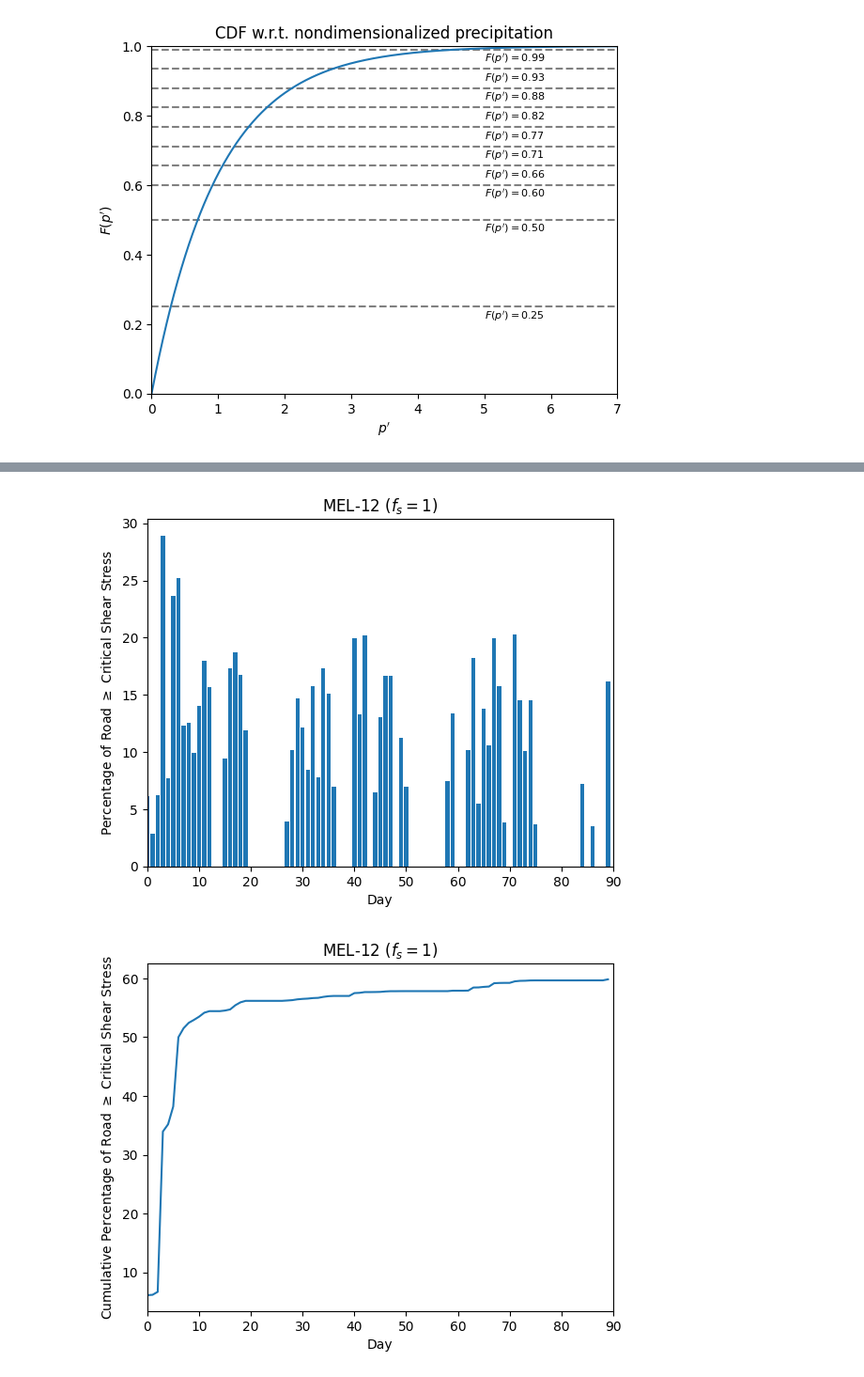
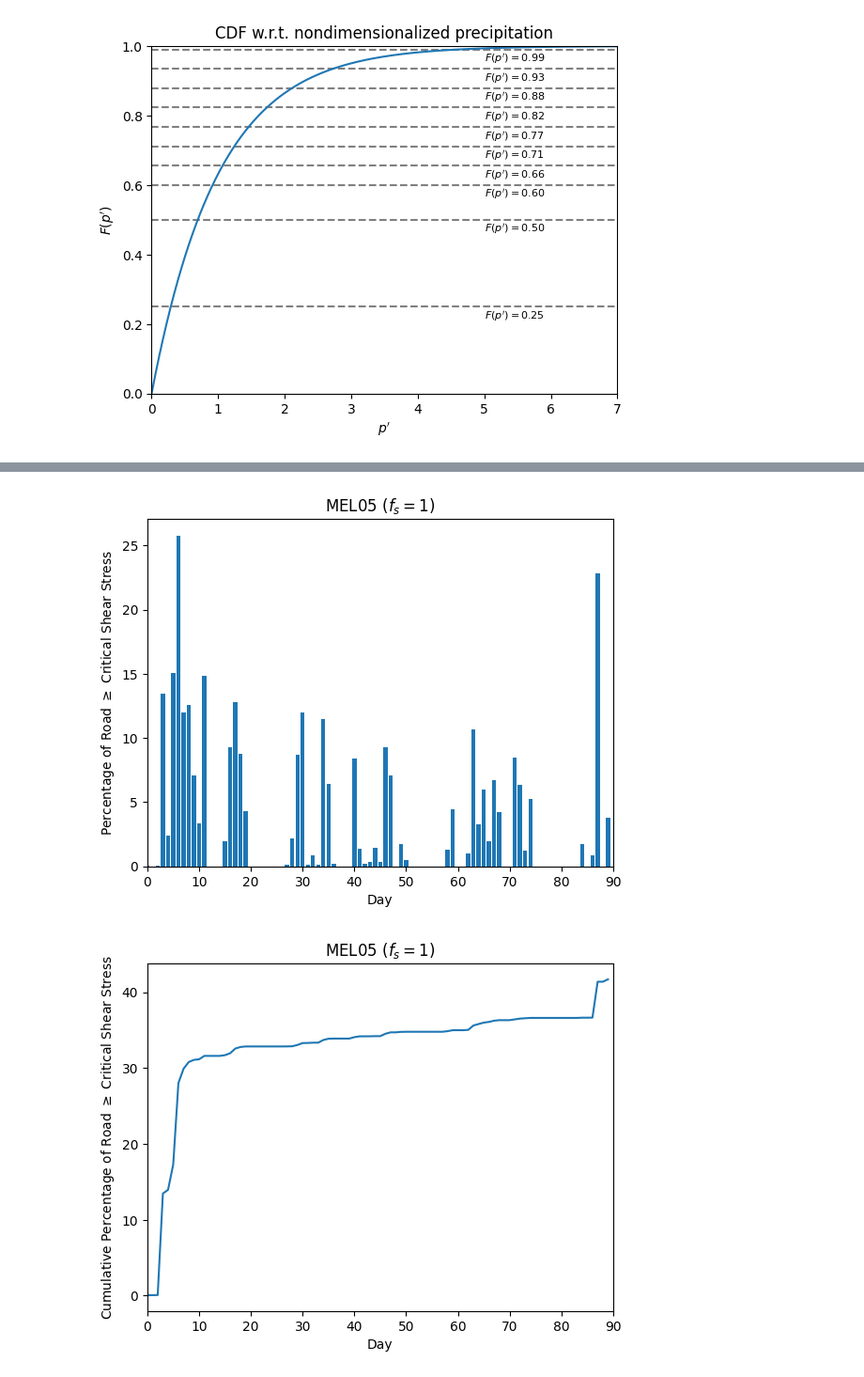
Before and after one commit to adalvis/roads_model, a Jupyter notebook: oft_rainfallData.ipynb, the cells around one changed output, grey strips where cells are left out. Shown at 94% size. Cells and saved outputs as stored; diff of their text form; code cells hidden in the pictures.

```diff
--- a/oft_rainfallData.ipynb
+++ b/oft_rainfallData.ipynb
@@ -318,12 +326,6 @@ for i in range(0, run_duration): # daily time step, every time step there are a
         dz_cum = z - z_ini_cum
         dz_arr_cum.append(sum(dz_cum[mask]))
 
-        # append flux vectors
-        mass_rut_outflow[i] = 0
-        mass_ditch_outflow[i] = 0
-        mass_ditch_inflow[i] = 0
-
-        road_shear_frac_arr[i] = 0
         road_shear_cum_arr[i] = road_shear_cum_arr[i-1]
 
         # # append shear stress vectors
@@ -345,10 +347,10 @@ for i in range(0, run_duration): # daily time step, every time step there are a
 
         # append tpe loading
             # multiply change in layer thickness in the ruts by cell area*sediment density*1-porosity
-        tpe_load_ruts.append((np.multiply(tpe._active_dz[ruts], cell_area*rho_s*(1-porosity))).sum()) # gives increase in mass in the active layer due to truck passes per time step
+        tpe_load_ruts.append((mg.at_node['sediment__added']).sum()*cell_area*rho_s*(1-porosity)) # gives increase in mass in the active layer due to truck passes per time step
 
         # for plotting layer depths
-        active_fines = np.average(mg.at_node['active__fines'][ruts])
+        active_fines = np.average(mg.at_node['active__fines'][full_road])
         active_fines_ruts.append(active_fines)
         surfacing_depth = np.average(mg.at_node['surfacing__depth'][ruts])
         surfacing_depth_ruts.append(surfacing_depth)
@@ -361,6 +363,8 @@ for i in range(0, run_duration): # daily time step, every time step there are a
         dt = dt_day
         dt_arr.append(dt)
         print(f"Day {i}: Length of Storm = {dt:.2f} day")
+
+        road_shear_i[:] = 0
 
         for j, storm_frac in enumerate(frac_arr):
             intensity_dist = p_prime_arr[j]*intensity
@@ -375,12 +379,22 @@ for i in range(0, run_duration): # daily time step, every time step there are a
 
             mass_rut_outflow_i = (mg.at_node["sediment__volume_influx"][mg.nodes[1,9:41]]).sum()*rho_s*dt_frac*86400
             mass_ditch_inflow_i = (mg.at_node["sediment__volume_influx"][mg.nodes[1:-1,8]]).sum()*rho_s*dt_frac*86400
+            mass_fillslope_inflow_i = (mg.at_node["sediment__volume_influx"][mg.nodes[1:-1,71]]).sum()*rho_s*dt_frac*86400
+            mass_fillslope_rut_outflow_i = (mg.at_node["sediment__volume_influx"][mg.nodes[1,41:71]]).sum()*rho_s*dt_frac*86400
             print("Ditch Inflow, Time Step:", mass_ditch_inflow_i)
 
             mass_rut_outflow[i] += mass_rut_outflow_i
             mass_ditch_inflow[i] += mass_ditch_inflow_i
+            mass_fillslope_inflow[i] += mass_fillslope_inflow_i
+            mass_fillslope_rut_outflow[i] += mass_fillslope_rut_outflow_i
 
-            road_mass_change_oft[i] = mass_ditch_inflow[i] + mass_rut_outflow[i]
+            mg.at_node['shear_stress'] = oft._shear_stress
+            road_shear = mg.at_node['shear_stress'][full_road].flatten()
+
+            road_shear_i = np.array([True if shear_stress>=tau_c_road or road_shear_i[x]==True \
+                 else False for x, shear_stress in enumerate(road_shear)])
+            road_shear_cum = np.array([True if shear_stress>=tau_c_road or road_shear_cum[x]==True\
+                 else False for x, shear_stress in enumerate(road_shear)])
 
             #=================================Calculate lumped channelized flow transport=================================
             surface_water_discharge = mg.at_node['surface_water__discharge']
@@ -413,16 +427,6 @@ for i in range(0, run_duration): # daily time step, every time step there are a
             mass_ditch_outflow[i] += mass_ditch_outflow_i
             print("Ditch Outflow, Cumulative:",mass_ditch_outflow[i])
 
-
-            mg.at_node['shear_stress'] = oft._shear_stress
-            road_shear = mg.at_node['shear_stress'][full_road].flatten()
-
-            road_shear_i = np.array([True if shear_stress>=tau_c_road \
-                 else False for shear_stress in road_shear])
-            road_shear_cum = np.array([True if shear_stress>=tau_c_road or road_shear_cum[x]==True\
-                 else False for x, shear_stress in enumerate(road_shear)])
-
-
         road_shear_frac_arr[i] = road_shear_i[road_shear_i==True].sum()/len(road_shear_i)
         road_shear_cum_arr[i] = road_shear_cum[road_shear_cum==True].sum()/len(road_shear_cum)
 
@@ -431,6 +435,8 @@ for i in range(0, run_duration): # daily time step, every time step there are a
         avg_shear_stress_road.append(np.nanmean(mg.at_node['shear_stress'][full_road]))
         avg_shear_stress_channel.append(ditch_shear_stress)
 
+        road_mass_change_oft[i] = mass_ditch_inflow[i] + mass_rut_outflow[i]
+        total_road_mass[i] = mass_ditch_inflow[i] + mass_rut_outflow[i] + mass_fillslope_inflow[i] + mass_fillslope_rut_outflow[i]
         ditch_mass_change[i] = mass_ditch_inflow[i] - mass_ditch_outflow[i]
 
         dz = z-z_ini # calculate elevation change at each daily time step
@@ -440,7 +446,7 @@ for i in range(0, run_duration): # daily time step, every time step there are a
         dz_arr_cum.append(sum(dz_cum[mask]))
 
         # for plotting layer depths
-        active_fines = np.average(mg.at_node['active__fines'][ruts])
+        active_fines = np.average(mg.at_node['active__fines'][full_road])
         active_fines_ruts.append(active_fines)
         surfacing_depth = np.average(mg.at_node['surfacing__depth'][ruts])
         surfacing_depth_ruts.append(surfacing_depth)
@@ -495,7 +501,7 @@ for i in range(0, run_duration): # daily time step, every time step there are a
         fs_avg_road.append(np.nanmean(mg.at_node['shear_stress__partitioning'][full_road]))
 
         # append tpe loading
-        tpe_load_ruts.append((np.multiply(tpe._active_dz[ruts], cell_area*rho_s*(1-porosity))).sum())
+        tpe_load_ruts.append((mg.at_node['sediment__added']).sum()*cell_area*rho_s*(1-porosity))
 
         # append sediment rate of change
         dzdt_avg_ruts.append(np.nanmean(mg.at_node['sediment__rate_of_change'][ruts]))
@@ -701,44 +728,44 @@ plt.bar(range(0,run_duration), np.multiply(road_shear_frac_arr, 100))
 plt.xlabel('Day')
 plt.ylabel(r'Percentage of Road $\geq$ Critical Shear Stress')
 plt.xlim(0,run_duration)
-plt.title(r'MEL-12 ($f_s = 1$)')
+plt.title(r'%s ($f_s = 1$)' %site_name)
 plt.show()
 
 plt.plot(range(0,run_duration), np.multiply(road_shear_cum_arr, 100))
 plt.xlabel('Day')
 plt.ylabel(r'Cumulative Percentage of Road $\geq$ Critical Shear Stress')
 plt.xlim(0,run_duration)
-plt.title(r'MEL-12 ($f_s = 1$)')
+plt.title(r'%s ($f_s = 1$)' %site_name)
 plt.show()
 
 # plot shear stress partitioning coefficient over time
 plt.plot(range(0,run_duration), fs_avg_road, label='Full Road')
 plt.plot(range(0,run_duration), fs_avg_ruts, label='Ruts')
 plt.xlabel('Day')
 plt.ylabel('Average Shear Stress Partitioning \nCoefficient: f_s')
 plt.xlim(0,run_duration)
 plt.legend()
 plt.show()
 
 # # plot average shear stresses on the road
 # # Perhaps do max shear stresses? Is this helpful?
 # plt.plot(range(0,run_duration), avg_shear_stress_road, label = 'Full Road')
 # plt.plot(range(0,run_duration), avg_shear_stress_ruts, label = 'Ruts')
 # plt.axhline(tau_c_road, linestyle='--', color='gray', label='Critical Shear Stress Threshold')
 # plt.xlabel('Day')
 # plt.ylabel('Road - Average Effective Shear Stress [$Pa$]')
 # plt.xlim(0,run_duration)
 # plt.legend()
 # plt.show()
 
 # plot average shear stress in the ditch
 plt.plot(range(0,run_duration), avg_shear_stress_channel, label = 'Ditch')
 plt.axhline(tau_c_ditch, linestyle='--', color='gray', label='Critical Shear Stress Threshold')
 plt.xlabel('Day')
 plt.ylabel('Ditch - Average Effective Shear Stress [$Pa$]')
 plt.xlim(0,run_duration)
 plt.legend()
 plt.show()
 # %% [output]
-[figure, old version]
+[figure, new version]
-[figure, old version]
+[figure, new version]
```
Also changed, not shown: parts of 15 cells of this notebook.
